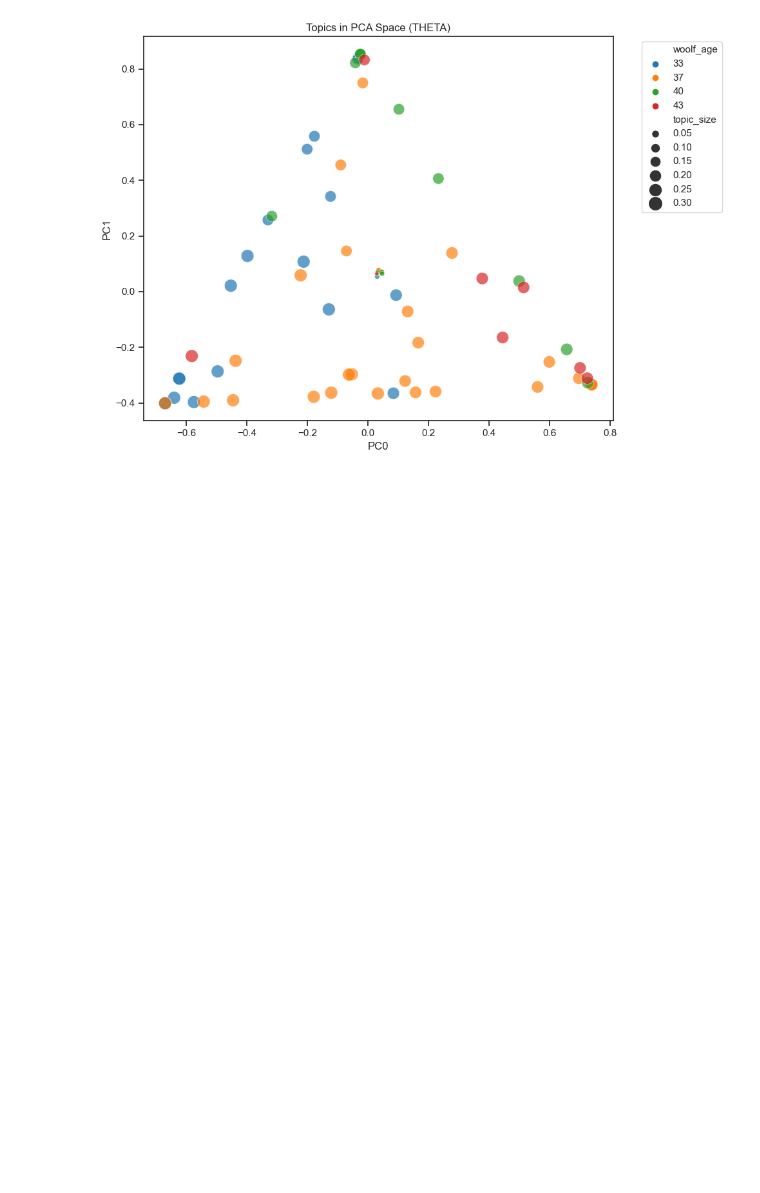
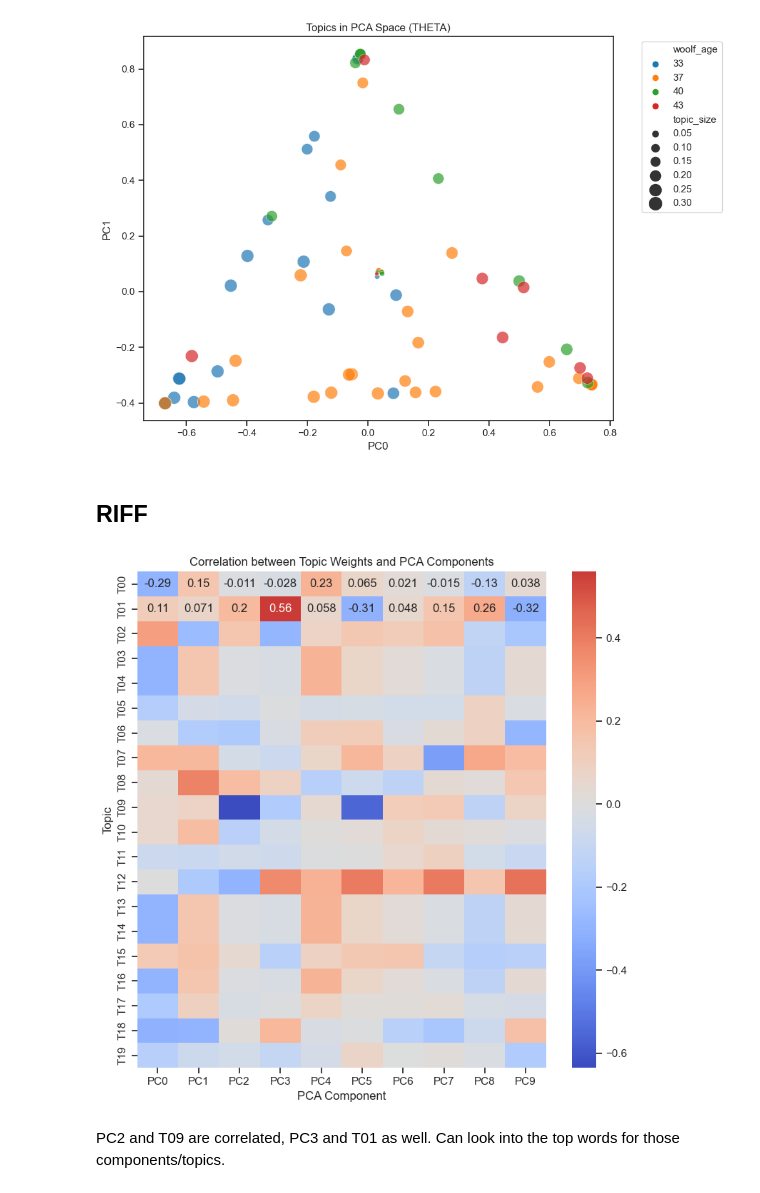
Before and after one commit to sqr8ap/DS5001-2025-01-R, a Jupyter notebook: final_project/Models.ipynb, the cells around one changed output. Drawn from its saved outputs; the diff is of its cells as text; code cells hidden in the pictures; blank space fills up the shorter version.

```diff
--- a/final_project/Models.ipynb
+++ b/final_project/Models.ipynb
@@ -492,3 +492,31 @@ plt.show()
 # %%
 # overwrite theta table file with added top topic feature
 THETA_chap.to_csv('woolf-THETA.csv')
+# %% [markdown]
+## RIFF
+# %%
+combined = THETA_chap.join(dcm)
+# %%
+# Select only topic and PCA columns
+topic_cols = [col for col in THETA_chap.columns if col.startswith('T')]
+pca_cols = ['PC0', 'PC1', 'PC2', 'PC3', 'PC4', 'PC5', 'PC6', 'PC7', 'PC8', 'PC9']
+
+# Compute correlations
+corr = combined[topic_cols + list(pca_cols)].corr().loc[topic_cols, pca_cols]
+
+# Plot heatmap
+import seaborn as sns
+import matplotlib.pyplot as plt
+
+plt.figure(figsize=(8, 8))
+sns.heatmap(corr, annot=True, cmap='coolwarm', center=0)
+plt.title('Correlation between Topic Weights and PCA Components')
+plt.xlabel('PCA Component')
+plt.ylabel('Topic')
+plt.tight_layout()
+plt.savefig("pca_lda_corr.png", dpi=300)
+plt.show()
+# %% [output]
+[figure, added]
+# %% [markdown]
+PC2 and T09 are correlated, PC3 and T01 as well. Can look into the top words for those components/topics.
```
Also changed, not shown: parts of 7 cells of this notebook, 2 other files.
